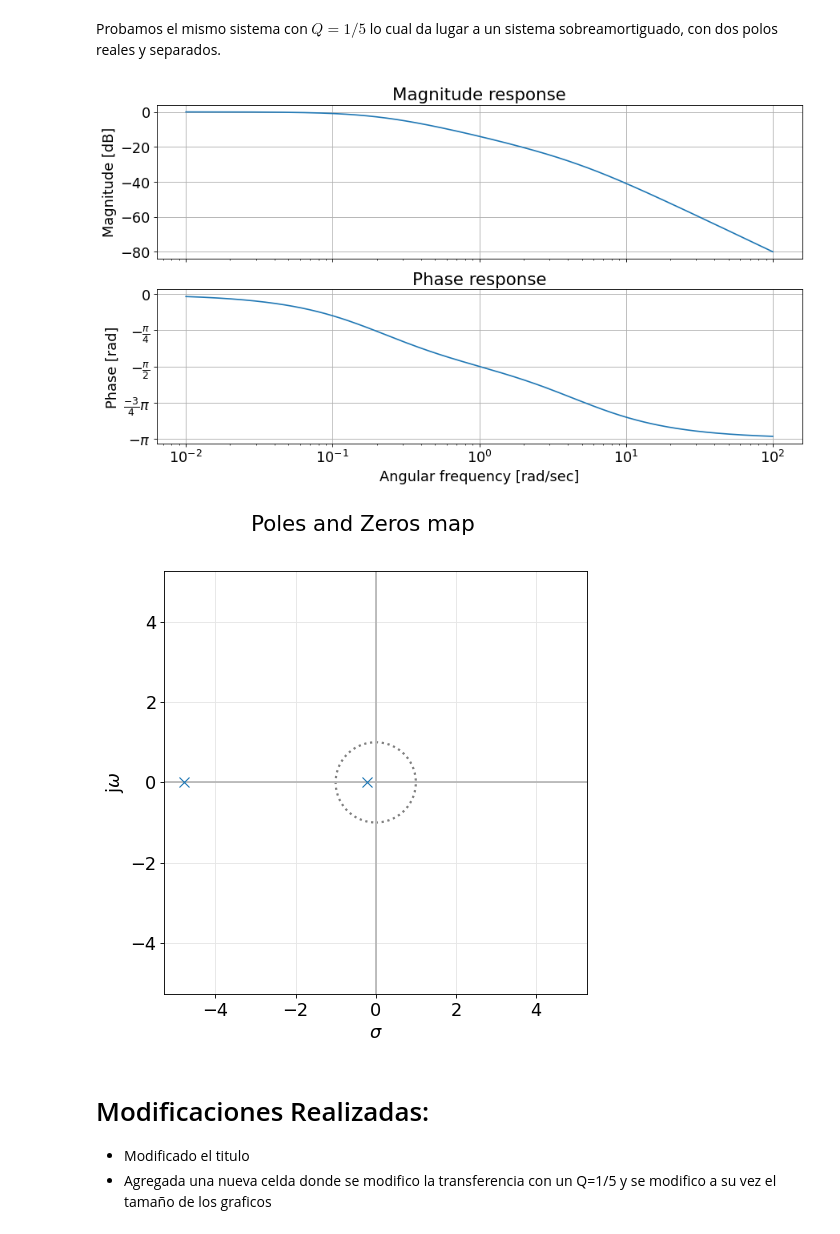
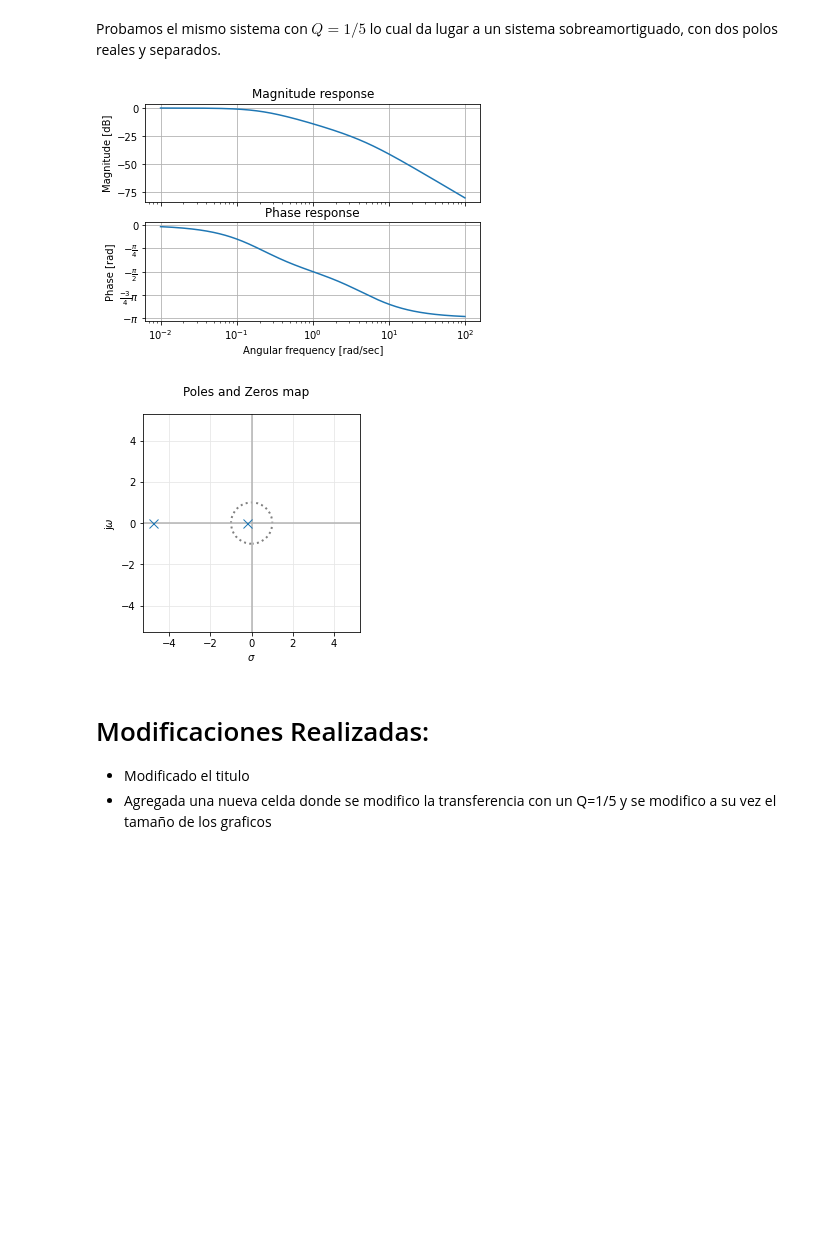
Before and after one commit to Jnino89/TC2_Jupyter_Notebook_1, a Jupyter notebook: Pasabajos_prueba_q_mod.ipynb, the cells around one changed output. Cells and saved outputs as stored; diff of their text form; code cells hidden in the pictures; blank space fills up the shorter version.

```diff
--- a/Pasabajos_prueba_q_mod.ipynb
+++ b/Pasabajos_prueba_q_mod.ipynb
@@ -60,40 +60,33 @@ GroupDelay(my_tf, fig_id=3, filter_description = 'Q={:3.3f}'.format(qq))
 # %% [markdown]
 Probamos el mismo sistema con $Q = 1/5$  lo cual da lugar a un sistema sobreamortiguado, con dos polos reales y separados.
 # %%
-#%% Edito el tamaño de los graficos:
-
-fig_sz_x = 10
-fig_sz_y = 5
-fig_dpi = 80 # dpi
-fig_font_size = 12
-
 #%% Nueva transferencia:
 
 w0 = 1
 qq = 1/5
 
 num = np.array([ w0**2 ])
 den = np.array([ 1., w0 / qq, w0**2 ])
 
 H1 = Funcion.TransferFunction( num, den )
 
 # Graficamos el diagrama de polos y ceros
 # Graficamos la respuesta en frecuencia para el modulo y la fase.
 
 _, axes_hdl = bodePlot(H1)
 
 # para que se vea como uno intuye el módulo. Probar comentar las siguientes 2 líneas
 plt.sca(axes_hdl[0])
 #plt.ylim([-1,1])
 
 plt.gca
 
 pzmap(H1)
 
 plt.show()
 # %% [output]
-[figure, old version]
+[figure, new version]
-[figure, old version]
+[figure, new version]
 # %% [markdown]
 # Modificaciones Realizadas:
  * Modificado el titulo
```
